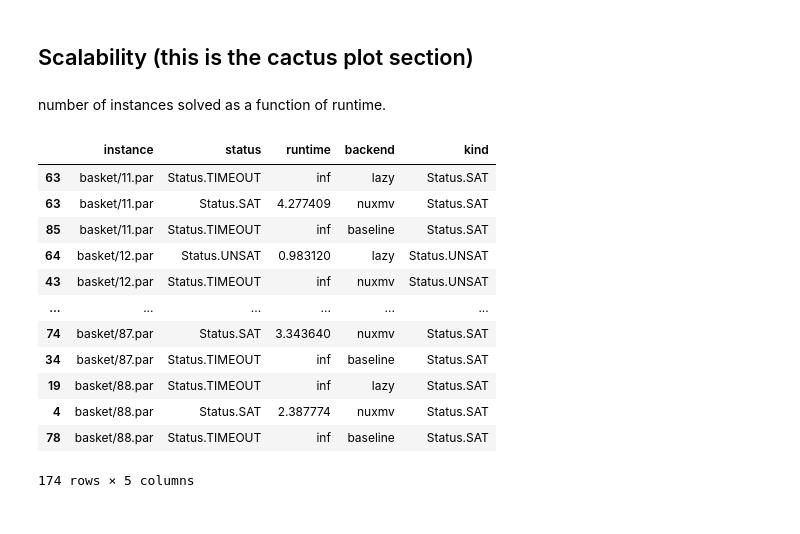
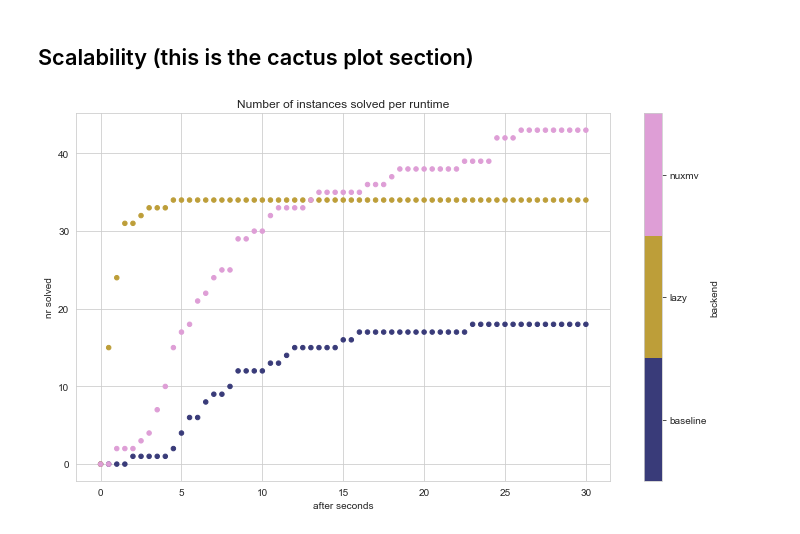
Before and after one commit to amandasystems/catra, a Jupyter notebook: experiments/Analysis.ipynb, the cells around one changed output. Drawn from its saved outputs; the diff is of its cells as text; code cells hidden in the pictures.

Commit message:
Cactus plots

```diff
--- a/experiments/Analysis.ipynb
+++ b/experiments/Analysis.ipynb
@@ -252,23 +252,32 @@ Name: runtime, dtype: object
 [figure]
 # %% [markdown]
 ## Scalability (this is the cactus plot section)
-# %% [markdown]
-number of instances solved as a function of runtime.
-# %%
-known_solved
-# %% [output]
-|  | instance | status | runtime | backend | kind |
-| 63 | basket/11.par | Status.TIMEOUT | inf | lazy | Status.SAT |
-| 63 | basket/11.par | Status.SAT | 4.277409 | nuxmv | Status.SAT |
-| 85 | basket/11.par | Status.TIMEOUT | inf | baseline | Status.SAT |
-| 64 | basket/12.par | Status.UNSAT | 0.983120 | lazy | Status.UNSAT |
-| 43 | basket/12.par | Status.TIMEOUT | inf | nuxmv | Status.UNSAT |
-| ... | ... | ... | ... | ... | ... |
-| 74 | basket/87.par | Status.SAT | 3.343640 | nuxmv | Status.SAT |
-| 34 | basket/87.par | Status.TIMEOUT | inf | baseline | Status.SAT |
-| 19 | basket/88.par | Status.TIMEOUT | inf | lazy | Status.SAT |
-| 4 | basket/88.par | Status.SAT | 2.387774 | nuxmv | Status.SAT |
-| 78 | basket/88.par | Status.TIMEOUT | inf | baseline | Status.SAT |
-174 rows × 5 columns
 # %%
-# generate a series: for a time of x, how many instances (y) are solved?
+def solved_after(seconds):
+    df = known_solved[known_solved['runtime'] < seconds]\
+        .groupby('backend')\
+        .size()\
+        .reset_index()
+    df['after'] = seconds
+    df = df.rename(columns = {0: 'nr solved'})
+    return df
+
+max_seconds = 30
+step_size = 0.5
+
+cactus_data = pd.concat([solved_after(i * step_size) for i in range(int(max_seconds / step_size) + 1)], axis=0)
+# %%
+import matplotlib
+fig, ax = matplotlib.pyplot.subplots()
+
+cactus_data.plot.scatter(x='after',
+                         y='nr solved',
+                         c='backend',
+                         xlabel='after seconds',
+                         ax=ax,
+                         figsize=(10,6),
+                         title="Number of instances solved per runtime",
+                         cmap=cm.get_cmap('tab20b'))
+fig.tight_layout()
+# %% [output]
+[figure, added]
```
